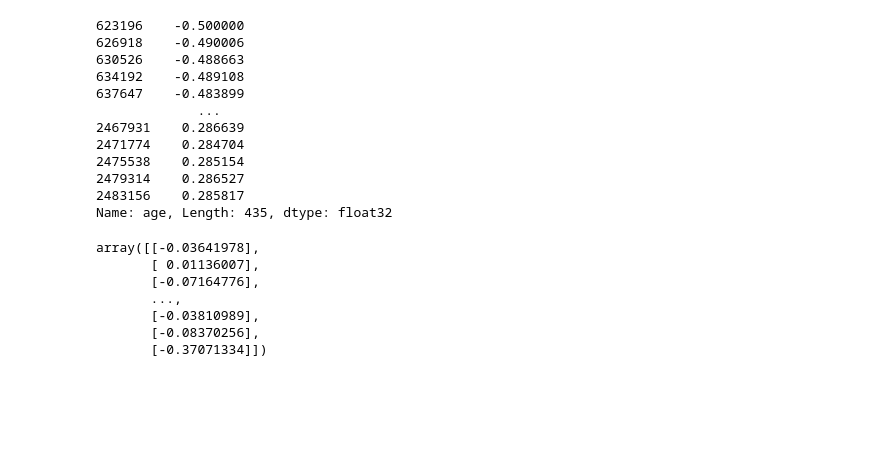
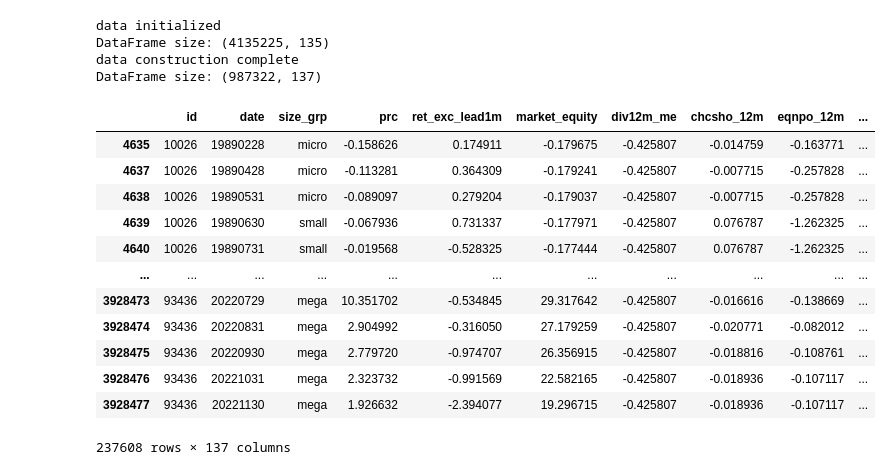
Before and after one commit to pengjin2/ml_project, a Jupyter notebook: test.ipynb, the cells around one changed output. Cells and saved outputs as stored; diff of their text form; code cells hidden in the pictures; blank space fills up the shorter version.

```diff
--- a/test.ipynb
+++ b/test.ipynb
@@ -43,26 +0,0 @@ stock_data
-# %%
-x = pd.read_pickle(os.path.join('./data/', 'usa_131_per_size_ranks_False.pkl'))
-x[x['id']==10104]['age']
-# %% [output]
-623196    -0.500000
-626918    -0.490006
-630526    -0.488663
-634192    -0.489108
-637647    -0.483899
-             ...
-2467931    0.286639
-2471774    0.284704
-2475538    0.285154
-2479314    0.286527
-2483156    0.285817
-Name: age, Length: 435, dtype: float32
-# %%
-stock_data['r_1'].values.reshape(-1,1)
-# %% [output]
-array([[-0.03641978],
-       [ 0.01136007],
-       [-0.07164776],
-       ...,
-       [-0.03810989],
-       [-0.08370256],
-       [-0.37071334]])
@@ -68,0 +15,26 @@ array([[-0.03641978],
+# %%
+data_obj = DataPrep()
+data_obj.data_initialization()
+data_obj.data_construction()
+id_df, feature_df, return_df = data_obj.data_slicing()
+# %% [output]
+data initialized
+DataFrame size: (4135225, 135)
+data construction complete
+DataFrame size: (987322, 137)
+# %%
+data_obj.stock_data.dropna(axis=0)
+# %% [output]
+|  | id | date | size_grp | prc | ret_exc_lead1m | market_equity | div12m_me | chcsho_12m | eqnpo_12m | ... |
+| 4635 | 10026 | 19890228 | micro | -0.158626 | 0.174911 | -0.179675 | -0.425807 | -0.014759 | -0.163771 | ... |
+| 4637 | 10026 | 19890428 | micro | -0.113281 | 0.364309 | -0.179241 | -0.425807 | -0.007715 | -0.257828 | ... |
+| 4638 | 10026 | 19890531 | micro | -0.089097 | 0.279204 | -0.179037 | -0.425807 | -0.007715 | -0.257828 | ... |
+| 4639 | 10026 | 19890630 | small | -0.067936 | 0.731337 | -0.177971 | -0.425807 | 0.076787 | -1.262325 | ... |
+| 4640 | 10026 | 19890731 | small | -0.019568 | -0.528325 | -0.177444 | -0.425807 | 0.076787 | -1.262325 | ... |
+| ... | ... | ... | ... | ... | ... | ... | ... | ... | ... | ... |
+| 3928473 | 93436 | 20220729 | mega | 10.351702 | -0.534845 | 29.317642 | -0.425807 | -0.016616 | -0.138669 | ... |
+| 3928474 | 93436 | 20220831 | mega | 2.904992 | -0.316050 | 27.179259 | -0.425807 | -0.020771 | -0.082012 | ... |
+| 3928475 | 93436 | 20220930 | mega | 2.779720 | -0.974707 | 26.356915 | -0.425807 | -0.018816 | -0.108761 | ... |
+| 3928476 | 93436 | 20221031 | mega | 2.323732 | -0.991569 | 22.582165 | -0.425807 | -0.018936 | -0.107117 | ... |
+| 3928477 | 93436 | 20221130 | mega | 1.926632 | -2.394077 | 19.296715 | -0.425807 | -0.018936 | -0.107117 | ... |
+237608 rows × 137 columns
```
Also changed, not shown: parts of 11 cells of this notebook, 4 other files.
